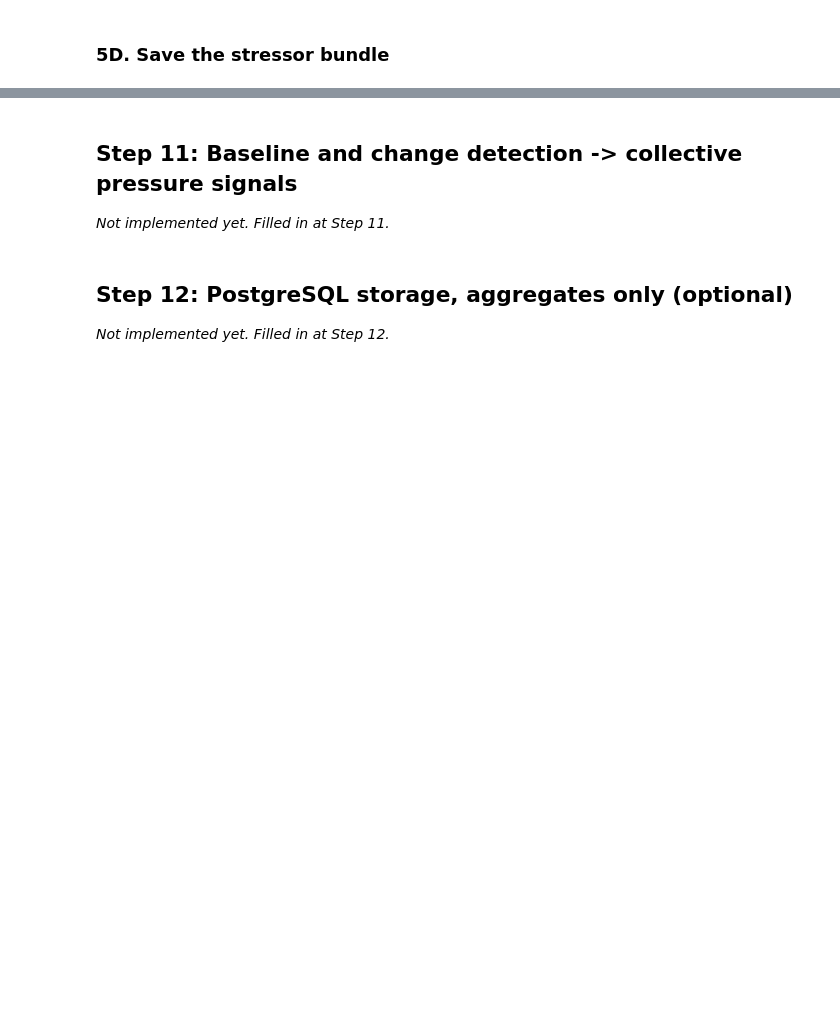
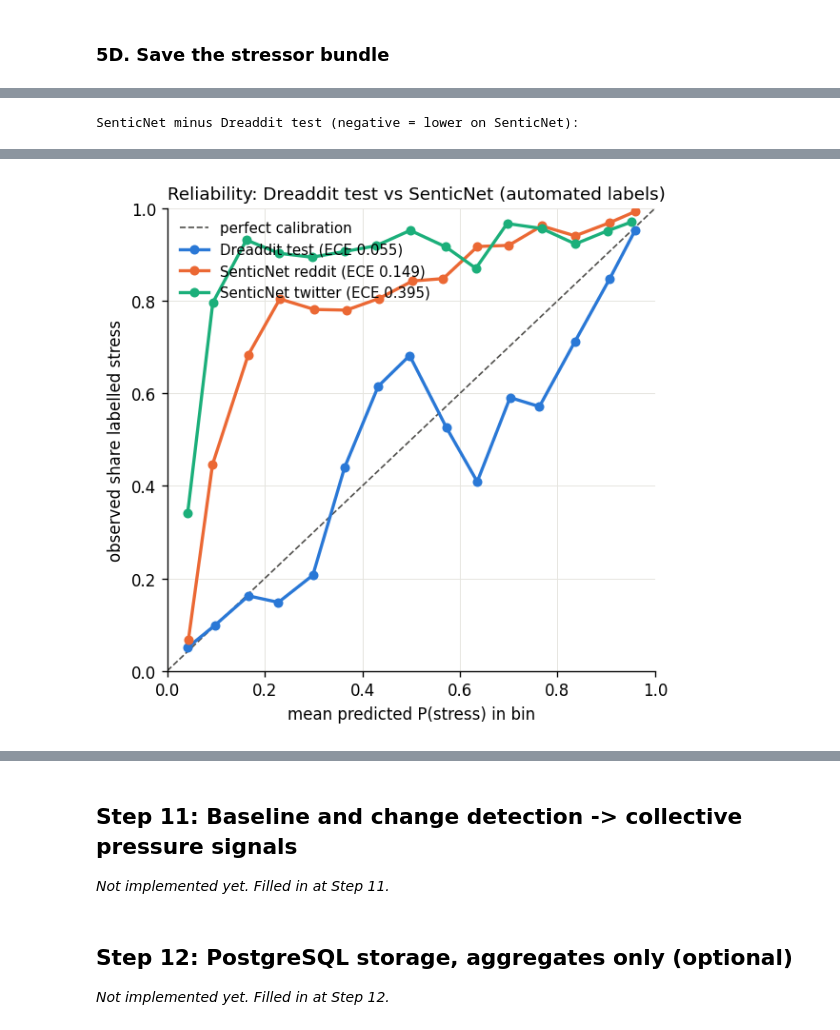
Before and after one commit to daniellowho/Psychological-Stress-Analysis, a Jupyter notebook: code/notebook.ipynb, the cells around one changed output, grey strips where cells are left out. Drawn from its saved outputs; the diff is of its cells as text; code cells hidden in the pictures; blank space fills up the shorter version.

```diff
--- a/code/notebook.ipynb
+++ b/code/notebook.ipynb
@@ -1335,0 +2391,9 @@ _Not implemented yet. Filled in at Step 10._
+# %%
+# Step 6B.1: calibrated P(stress) for every evaluated SenticNet row, ONCE (inference on this machine's device; no weights change).
+if H.ready(R6["ok"] and R6["senticnet"], "6B.1", R6.get("why") or "SenticNet parquet missing"):
+    _f = XVD / f"senticnet_scores_{BUNDLE6.name}.parquet"
+    H.run_step(CFG, f"6B.1/senticnet_scores/{BUNDLE6.name}", "Score SenticNet with the Step 3 model (zero-shot)",
+               lambda: XV.score_senticnet(CFG) is not None and _f, done_marker=_f, skip_result=_f, force="6B.1" in FORCE_RERUN)
+    _s = pd.read_parquet(_f)
+    print(f"{len(_s)} rows scored | share of texts needing more than one chunk: {(_s['n_chunks'] > 1).mean():.4f}")
+    display(_s.groupby("community")["p"].describe().round(3))
@@ -1335,0 +2460,12 @@ _Not implemented yet. Filled in at Step 10._
+# %%
+# Step 6B.2: label-noise estimate + ceiling from the hand-check (cheap; re-run after filling the sheet).
+NOISE6 = XV.handcheck_noise(CFG)
+print("status:", NOISE6["status"], "| rows filled:", NOISE6.get("n_filled"), "of", NOISE6.get("n_rows_in_sheet"))
+if NOISE6.get("reason"):
+    print(NOISE6["reason"])
+for _k, _b in NOISE6["per_platform"].items():
+    print(f"\n{_k}: n={_b['n']} counts={_b['counts']} agreement={_b['agreement']['point']:.3f} CI={[round(x, 3) for x in _b['agreement']['ci']]}")
+    if _b.get("ceiling"):
+        print("  ceiling:", {k: (round(v['point'], 3), [round(x, 3) for x in v['ci']]) for k, v in _b["ceiling"].items() if isinstance(v, dict)})
+    else:
+        print("  ceiling PENDING:", _b.get("pending_reason"))
@@ -1335,0 +2480,24 @@ _Not implemented yet. Filled in at Step 10._
+# %%
+# Step 6B.3: zero-shot agreement with SenticNet labels (needs 6B.1): metrics with bootstrap CIs, ECE, difference to Dreaddit test.
+if H.ready(R6["ok"] and (XVD / f"senticnet_scores_{BUNDLE6.name}.parquet").exists(), "6B.3", "run 6B.1 first"):
+    _f63 = XVD / "senticnet_result.json"
+    ZS6 = H.run_step(CFG, f"6B.3/senticnet_zero_shot/{BUNDLE6.name}", "Zero-shot SenticNet agreement (bootstrap CIs)",
+                     lambda: XV.senticnet_zero_shot(CFG), done_marker=_f63,
+                     skip_result=lambda: json.loads(_f63.read_text(encoding="utf-8")), force="6B.3" in FORCE_RERUN)
+    print(ZS6["label_note"])
+    _rows = []
+    for _grp, _blk in (("reference", {"Dreaddit test": ZS6["dreaddit_test"]}), ("platform", ZS6["platforms"]), ("file", ZS6["files"])):
+        for _k, _b in _blk.items():
+            _d = {"set": _k, "kind": _grp, "n": _b["n"], "prev_1": _b["prevalence_label_1"]}
+            for _m in ("f1_stress", "roc_auc", "pr_auc", "ece"):
+                _d[_m] = _b["point"][_m]
+                _d[_m + "_ci"] = f"[{_b['ci'][_m][0]:.3f}, {_b['ci'][_m][1]:.3f}]"
+            _rows.append(_d)
+    display(pd.DataFrame(_rows).round(3))
+    _dr = [{"set": k, **{m: f"{b['delta_vs_dreaddit_test'][m]['delta']:+.3f} [{b['delta_vs_dreaddit_test'][m]['ci'][0]:+.3f}, "
+                         f"{b['delta_vs_dreaddit_test'][m]['ci'][1]:+.3f}]" for m in ("f1_stress", "roc_auc", "pr_auc", "ece")}}
+           for k, b in {**ZS6["platforms"], **ZS6["files"]}.items()]
+    print("\nSenticNet minus Dreaddit test (negative = lower on SenticNet):")
+    display(pd.DataFrame(_dr))
+    display(Image(str(XVD / ZS6["reliability_png"])))
+# %% [output]
@@ -1335,0 +2514 @@ _Not implemented yet. Filled in at Step 10._
+SenticNet minus Dreaddit test (negative = lower on SenticNet):
@@ -1335,0 +2522 @@ _Not implemented yet. Filled in at Step 10._
+[figure, added]
```
Also changed, not shown: parts of 116 cells of this notebook, 13 other files.
